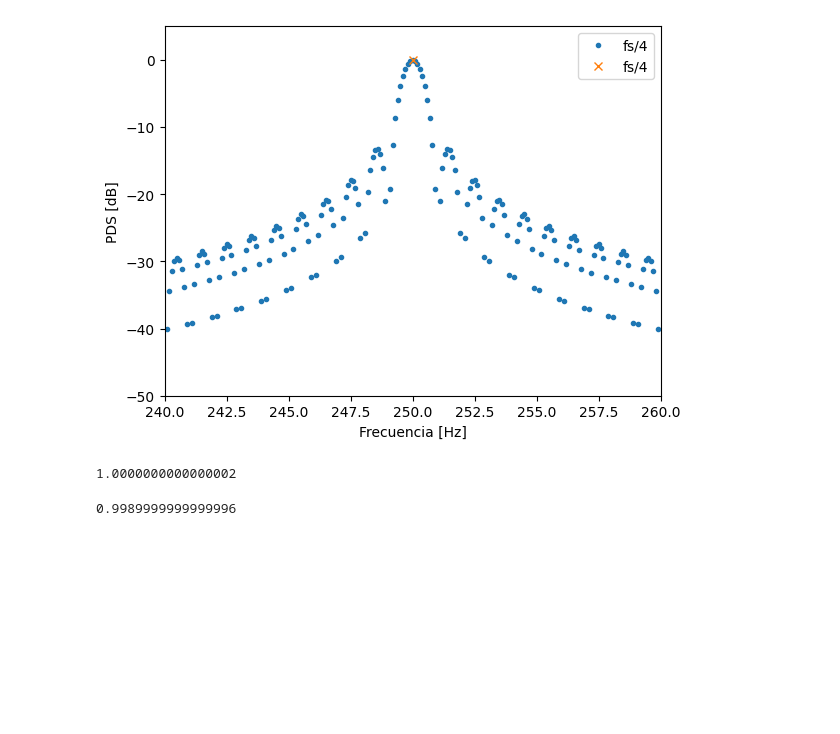
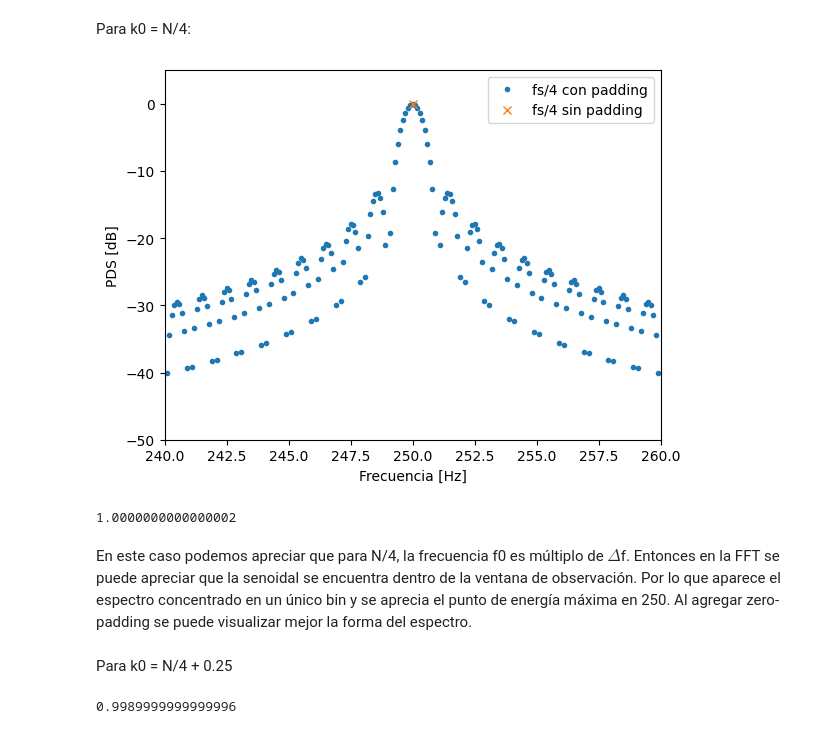
Before and after one commit to SantiagoBoente/APS, a Jupyter notebook: TS3_Santiago_Boente/TS3_Santiago_Boente.ipynb, the cells around one changed output. Saved outputs shown, nothing was run; the diff lists cells and outputs as text; code cells hidden in the pictures; blank space fills up the shorter version.

```diff
--- a/TS3_Santiago_Boente/TS3_Santiago_Boente.ipynb
+++ b/TS3_Santiago_Boente/TS3_Santiago_Boente.ipynb
@@ -8,3 +18,5 @@
+# %% [markdown]
+Para k0 = N/4:
 # %%
 import numpy as np
 import matplotlib.pyplot as plt
@@ -33,35 +45,39 @@ X1 = np.fft.fft(xx)/N
 P1 = 2*np.abs(X1)**2
 P1_dB = 10*np.log10(P1[:N//2] + 1e-12)
 
 freq1 = np.arange(0 , fs/2, fs/N)
 
 zz = np.zeros_like(xx)
 zzzz = np.tile(zz, 9)
 xxzz = np.concatenate((xx, zzzz), axis = None)
 
 M = len(xxzz)
 XX = np.fft.fft(xxzz)/N
 XX_mod = 2 * (np.abs(XX[:M//2])**2)
 
 #paso a dB
 M = len(xxzz)
 XX_f0 = 10 * np.log10(XX_mod)
 
 freq = np.arange(0, fs/2, fs/(M))
 
 
 plt.figure()
 plt.xlim(240, 260)
 plt.ylim(-50, 5)
-plt.plot(freq, XX_f0, marker = 'o', label = 'fs/4', linestyle = '', markersize=3)
-plt.plot(freq1, P1_dB, marker = 'x', label = 'fs/4', linestyle = '')
+plt.plot(freq, XX_f0, marker = 'o', label = 'fs/4 con padding', linestyle = '', markersize=3)
+plt.plot(freq1, P1_dB, marker = 'x', label = 'fs/4 sin padding', linestyle = '')
 plt.xlabel("Frecuencia [Hz]")
 plt.ylabel("PDS [dB]")
 plt.legend()
 plt.show()
 
 print(np.mean(xx**2))
 # %% [output]
-[figure, old version]
+[figure, new version]
 1.0000000000000002
+# %% [markdown]
+En este caso podemos apreciar que para N/4, la frecuencia f0 es múltiplo de $\Delta$f. Entonces en la FFT se puede apreciar que la senoidal se encuentra dentro de la ventana de observación. Por lo que aparece el espectro concentrado en un único bin y se aprecia el punto de energía máxima en 250. Al agregar zero-padding se puede visualizar mejor la forma del espectro.
+# %% [markdown]
+Para k0 = N/4 + 0.25
 # %%
```
Also changed, not shown: parts of 6 cells of this notebook.
